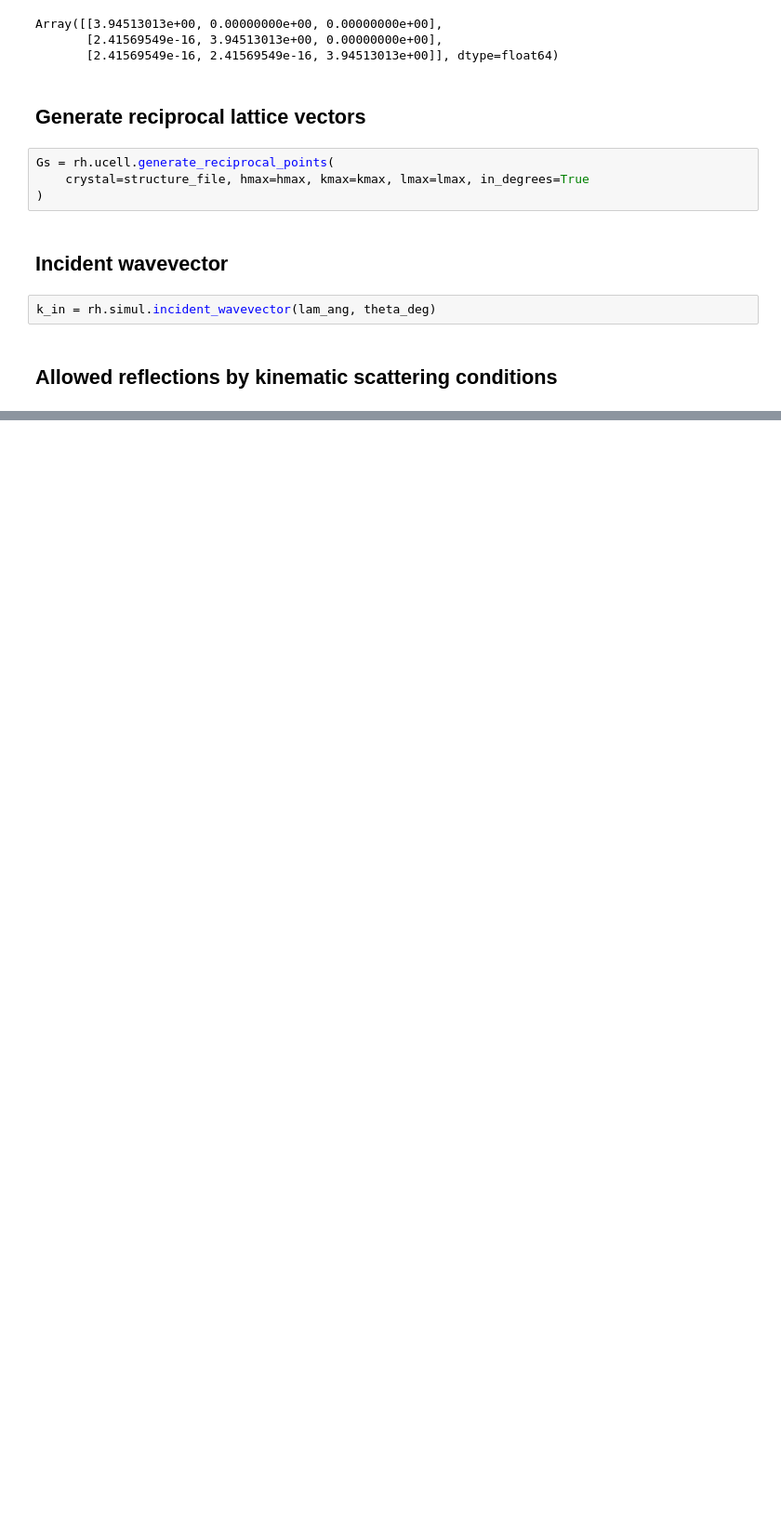
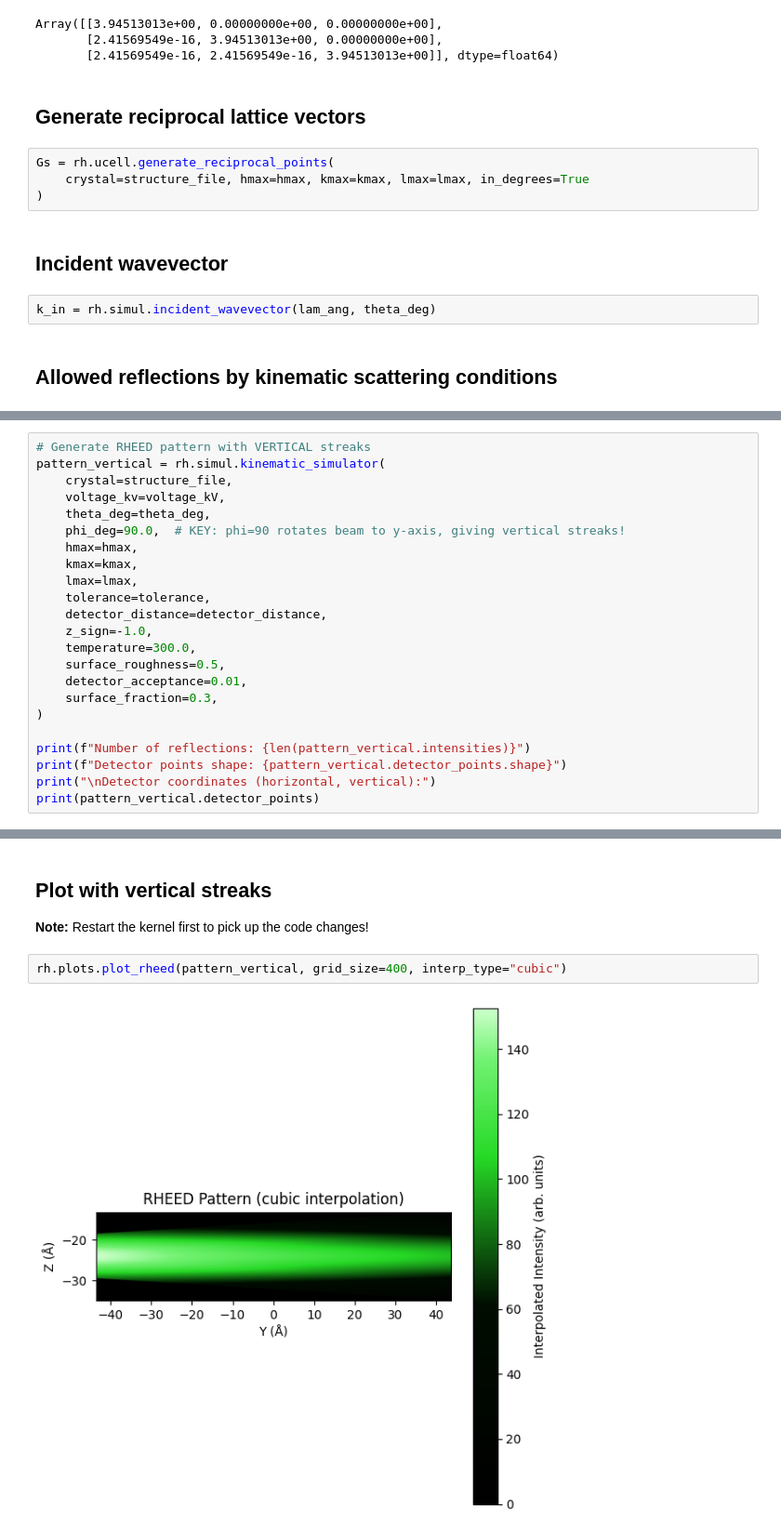
Before and after one commit to debangshu-mukherjee/rheedium, a Jupyter notebook: tutorials/01_single_crystal.ipynb, the cells around one changed output, grey strips where cells are left out. Shown at 93% size. Cells and saved outputs as stored; diff of their text form; blank space fills up the shorter version.

```diff
--- a/tutorials/01_single_crystal.ipynb
+++ b/tutorials/01_single_crystal.ipynb
@@ -93,0 +142,23 @@ ValueError: zero-size array to reduction operation minimum which has no identity
+# %%
+# Generate RHEED pattern with VERTICAL streaks
+pattern_vertical = rh.simul.kinematic_simulator(
+    crystal=structure_file,
+    voltage_kv=voltage_kV,
+    theta_deg=theta_deg,
+    phi_deg=90.0,  # KEY: phi=90 rotates beam to y-axis, giving vertical streaks!
+    hmax=hmax,
+    kmax=kmax,
+    lmax=lmax,
+    tolerance=tolerance,
+    detector_distance=detector_distance,
+    z_sign=-1.0,
+    temperature=300.0,
+    surface_roughness=0.5,
+    detector_acceptance=0.01,
+    surface_fraction=0.3,
+)
+
+print(f"Number of reflections: {len(pattern_vertical.intensities)}")
+print(f"Detector points shape: {pattern_vertical.detector_points.shape}")
+print("\nDetector coordinates (horizontal, vertical):")
+print(pattern_vertical.detector_points)
@@ -93,0 +197,8 @@ ValueError: zero-size array to reduction operation minimum which has no identity
+# %% [markdown]
+## Plot with vertical streaks
+
+**Note:** Restart the kernel first to pick up the code changes!
+# %%
+rh.plots.plot_rheed(pattern_vertical, grid_size=400, interp_type="cubic")
+# %% [output]
+[figure, added]
```
Also changed, not shown: parts of 24 cells of this notebook, 7 other files.
